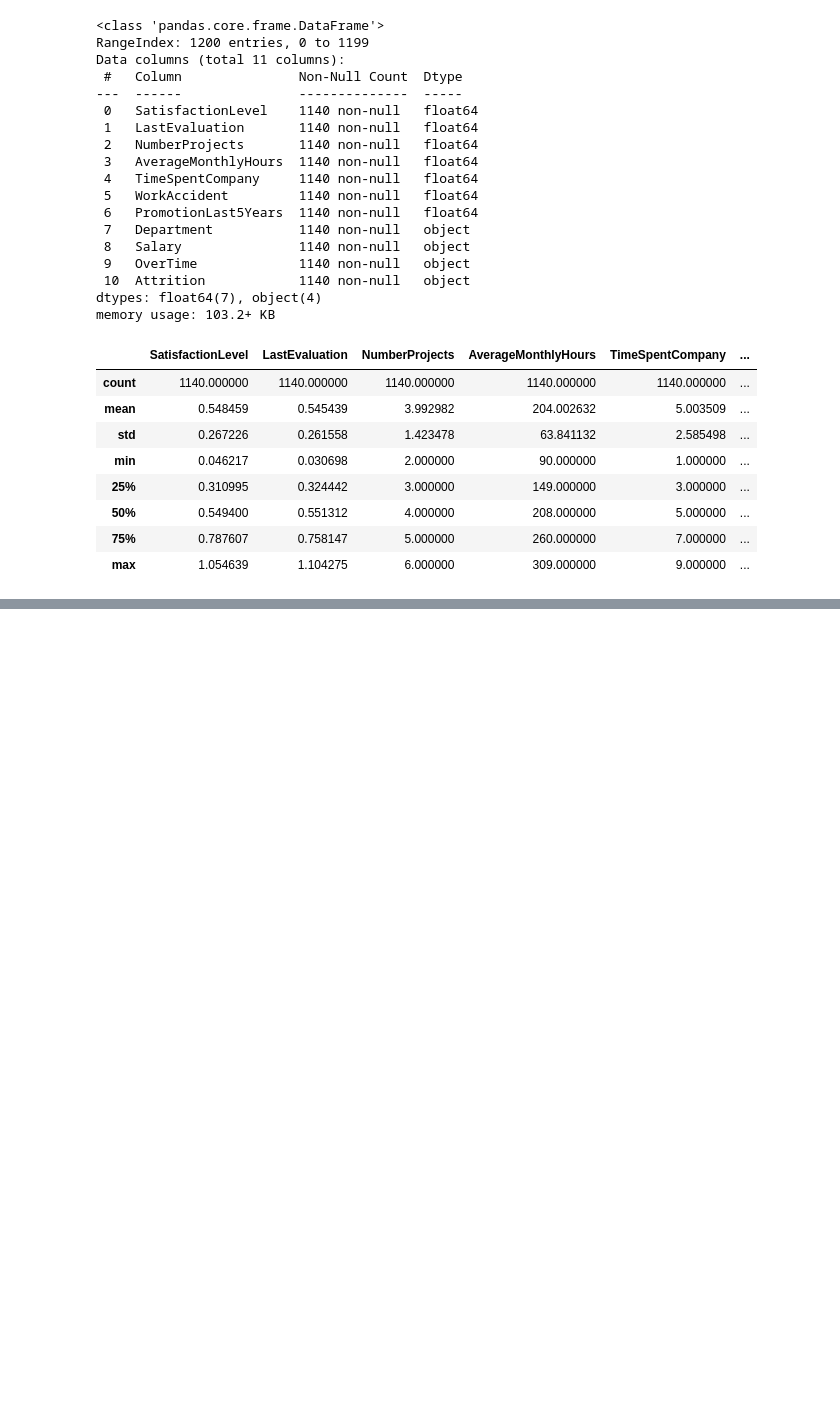
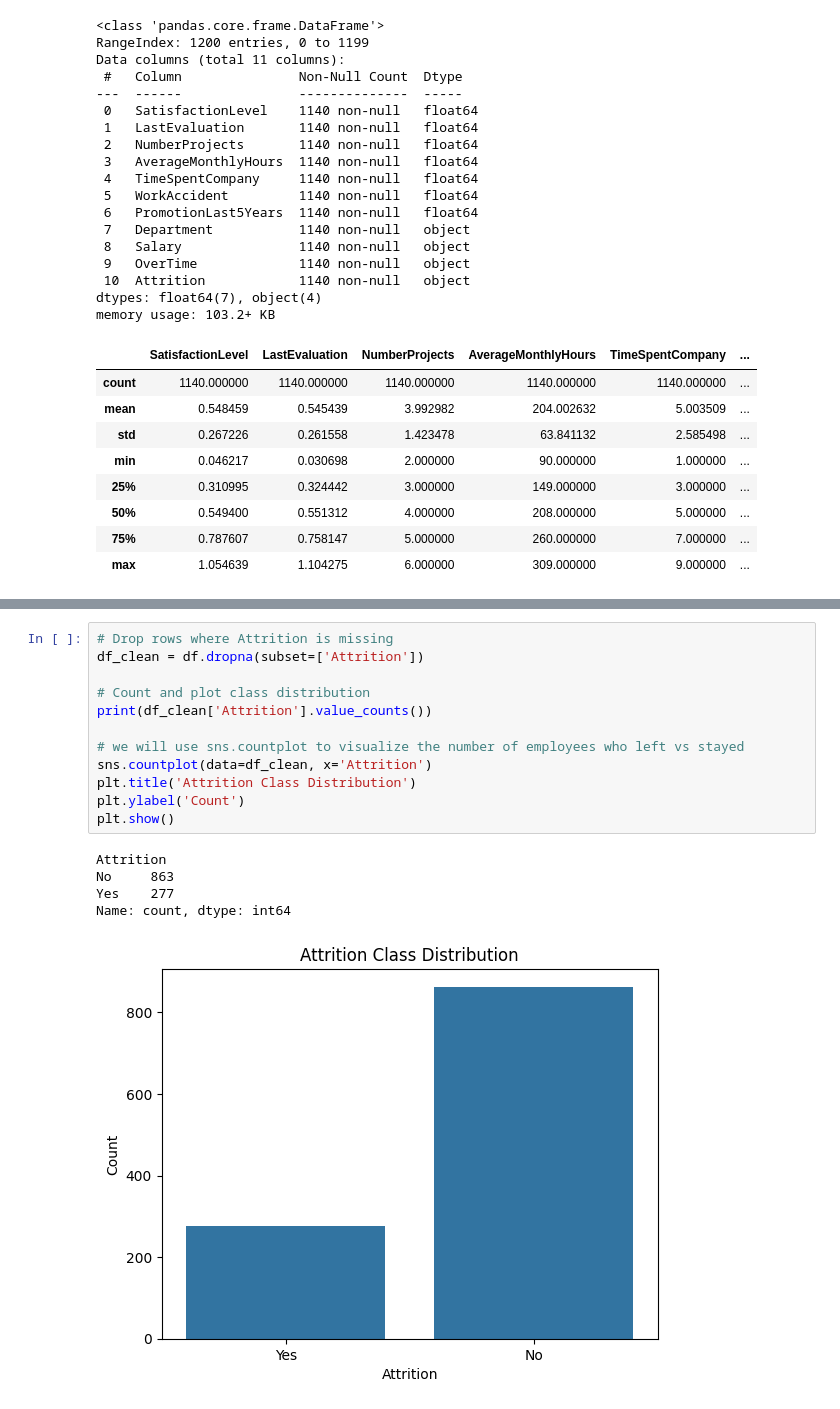
Before and after one commit to ahmetrnn/MachineLearningProject, a Jupyter notebook: Core/core/EDA.ipynb, the cells around one changed output, grey strips where cells are left out. Saved outputs shown, nothing was run; the diff lists cells and outputs as text; blank space fills up the shorter version.

```diff
--- a/Core/core/EDA.ipynb
+++ b/Core/core/EDA.ipynb
@@ -36,0 +86,18 @@ memory usage: 103.2+ KB
+# %%
+# Drop rows where Attrition is missing
+df_clean = df.dropna(subset=['Attrition'])
+
+# Count and plot class distribution
+print(df_clean['Attrition'].value_counts())
+
+# we will use sns.countplot to visualize the number of employees who left vs stayed
+sns.countplot(data=df_clean, x='Attrition')
+plt.title('Attrition Class Distribution')
+plt.ylabel('Count')
+plt.show()
+# %% [output]
+Attrition
+No     863
+Yes    277
+Name: count, dtype: int64
+[figure, added]
```
Also changed, not shown: parts of 5 cells of this notebook, 2 other files.
